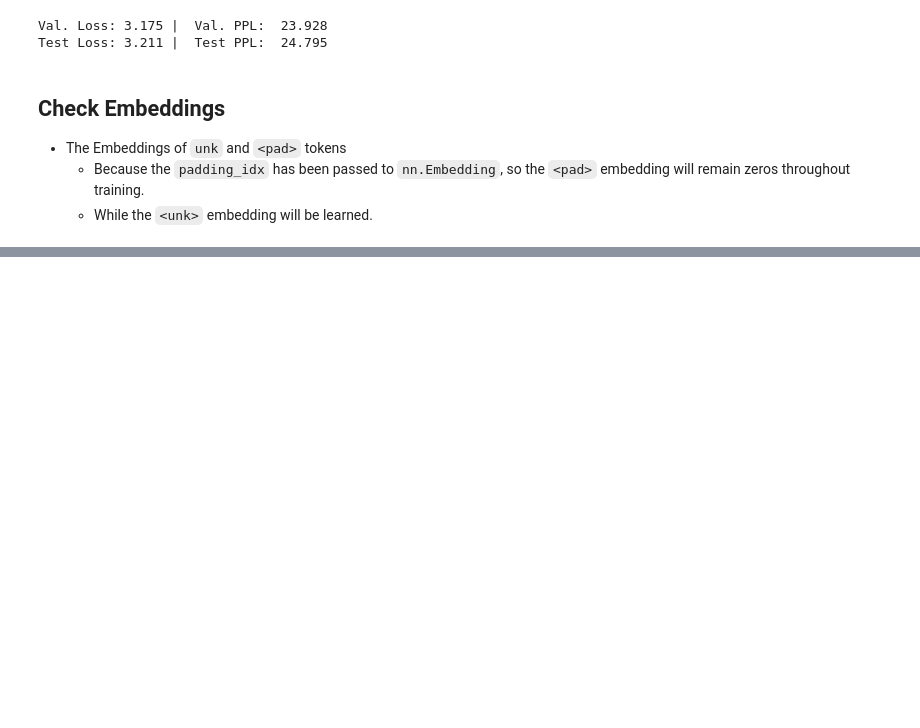
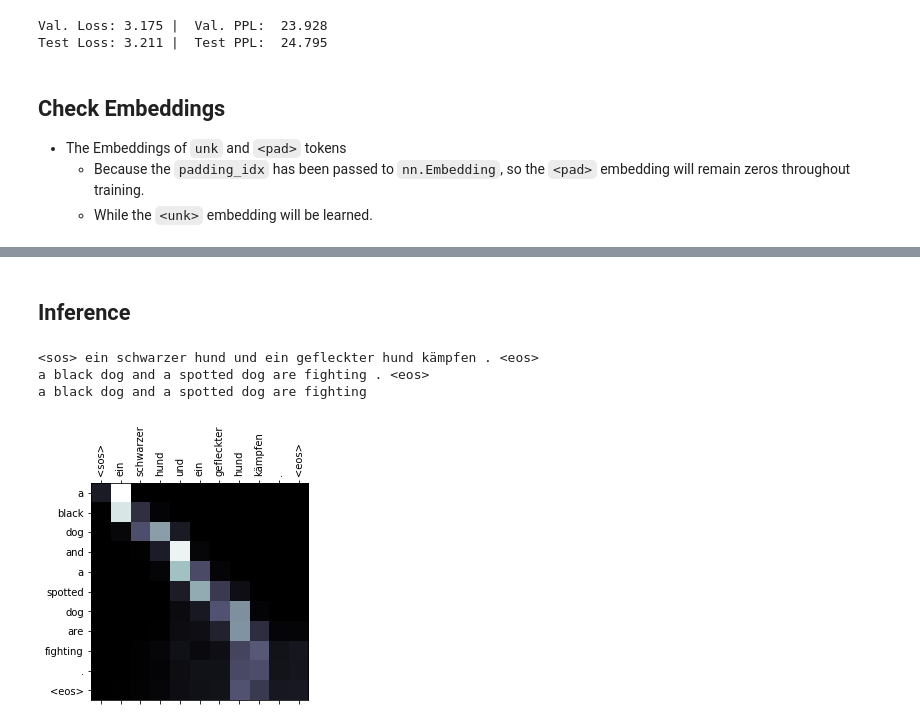
Before and after one commit to syuoni/PyTorch-Tutorials, a Jupyter notebook: Seq2Seq/[3]Learning-to-Align-and-Translate.ipynb, the cells around one changed output, grey strips where cells are left out. Drawn from its saved outputs; the diff is of its cells as text; code cells hidden in the pictures; blank space fills up the shorter version.

```diff
--- a/Seq2Seq/[3]Learning-to-Align-and-Translate.ipynb
+++ b/Seq2Seq/[3]Learning-to-Align-and-Translate.ipynb
@@ -263,7 +263,7 @@ class Decoder(nn.Module):
 decoder = Decoder(TRG_IN_DIM, DEC_EMB_DIM, ENC_HID_DIM, DEC_HID_DIM,
                   N_LAYERS, DEC_DROPOUT, DEC_PAD_IDX).to(device)
 
-preds, hidden = decoder(batch_trg[0].unsqueeze(0), hidden, enc_outs, mask)
+preds, hidden, atten = decoder(batch_trg[0].unsqueeze(0), hidden, enc_outs, mask)
 
 print(batch_trg.size())
 print(preds.size())
@@ -315,0 +329,7 @@ torch.Size([28, 128, 5893])
+# %%
+DEC_SOS_IDX = TRG.vocab.stoi[TRG.init_token]
+DEC_EOS_IDX = TRG.vocab.stoi[TRG.eos_token]
+pred_indexes, attens = model.translate(batch_src, batch_src_lens, DEC_SOS_IDX)
+
+print(pred_indexes.size())
+print(attens.size())
@@ -458,7 +476,8 @@ Epoch: 10 | Epoch Time: 0m 35s
         Train Loss: 1.551 | Train PPL:   4.714
          Val. Loss: 3.287 |  Val. PPL:  26.770
 # %%
-model.load_state_dict(torch.load('models/tut3-model.pt'))
+# model.load_state_dict(torch.load('models/tut3-model.pt'))
+model.load_state_dict(torch.load('models/tut3-model.pt', map_location=torch.device('cpu')))
 
 valid_loss = eval_epoch(model, valid_iterator, loss_func)
 test_loss = eval_epoch(model, test_iterator, loss_func)
@@ -491,0 +511,2 @@ tensor([[ 0.0510, -0.0335,  0.0091, -0.0296, -0.0272, -0.0422, -0.0251, -0.0260]
+# %% [markdown]
+## Inference
@@ -491,0 +535,35 @@ tensor([[ 0.0510, -0.0335,  0.0091, -0.0296, -0.0272, -0.0422, -0.0251, -0.0260]
+# %%
+import matplotlib.pyplot as plt
+import matplotlib.ticker as ticker
+%matplotlib inline
+
+def plot_attention(src_tokens, trans_tokens, attention):
+    """
+    For each translated token, the associated attention is the attention for predicting
+    the translated token.
+    """
+    fig, ax = plt.subplots()
+    ax.matshow(attens, cmap='bone')
+    ax.set_xticklabels([""] + src_tokens, rotation=90)
+    ax.set_yticklabels([""] + trans_tokens)
+    ax.xaxis.set_major_locator(ticker.MultipleLocator(1))
+    ax.yaxis.set_major_locator(ticker.MultipleLocator(1))
+    plt.show()
+    plt.close()
+# %%
+ex_idx = 12
+src_tokens = train_data[ex_idx].src
+trg_tokens = train_data[ex_idx].trg
+src_tokens = [SRC.init_token] + src_tokens + [SRC.eos_token]
+trans_tokens, attens = translate(model, src_tokens)
+
+print(" ".join(src_tokens))
+print(" ".join(trans_tokens))
+print(" ".join(trg_tokens))
+
+plot_attention(src_tokens, trans_tokens, attention)
+# %% [output]
+<sos> ein schwarzer hund und ein gefleckter hund kämpfen . <eos>
+a black dog and a spotted dog are fighting . <eos>
+a black dog and a spotted dog are fighting
+[figure, added]
```
Also changed, not shown: parts of 16 cells of this notebook.
